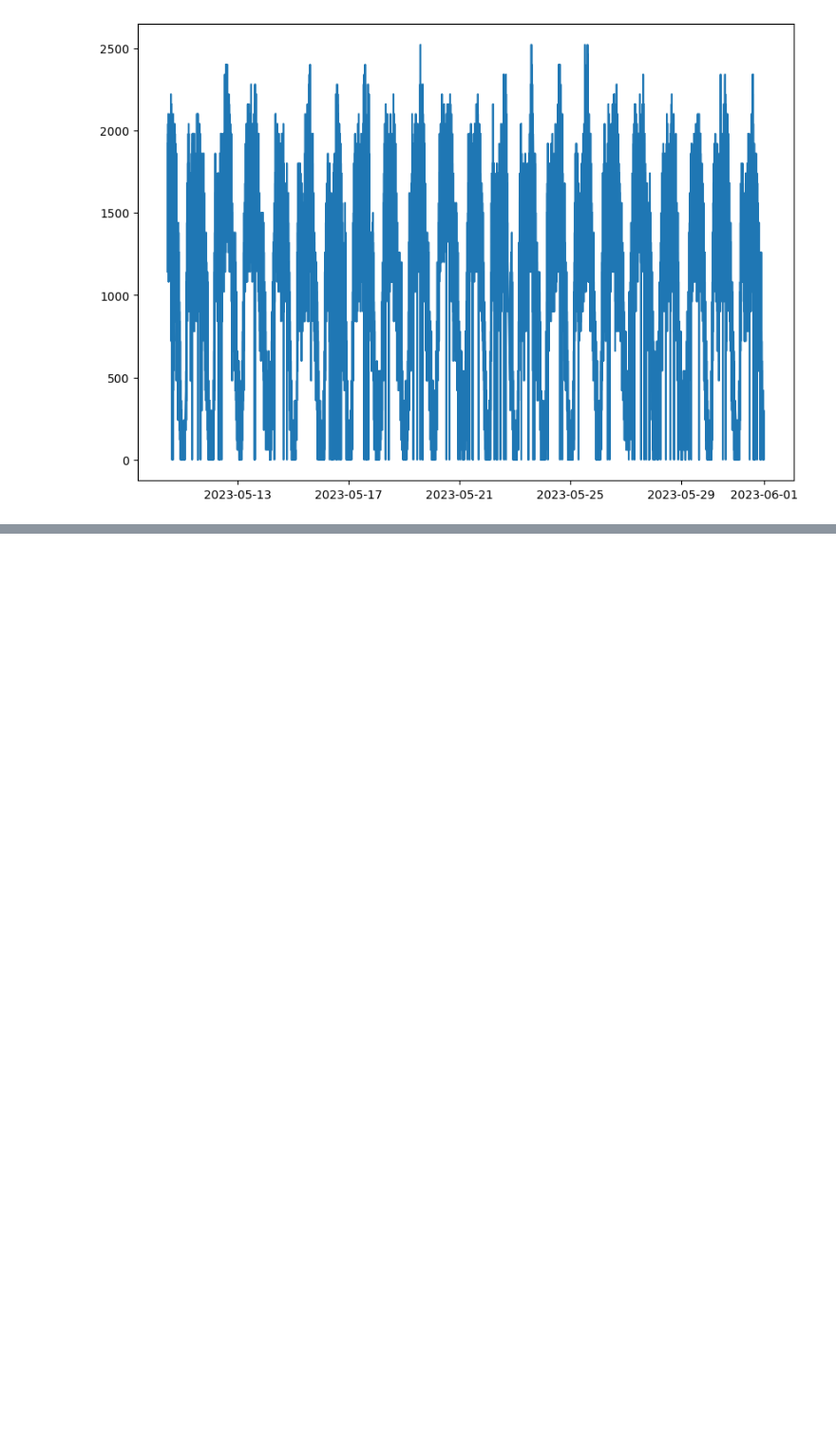
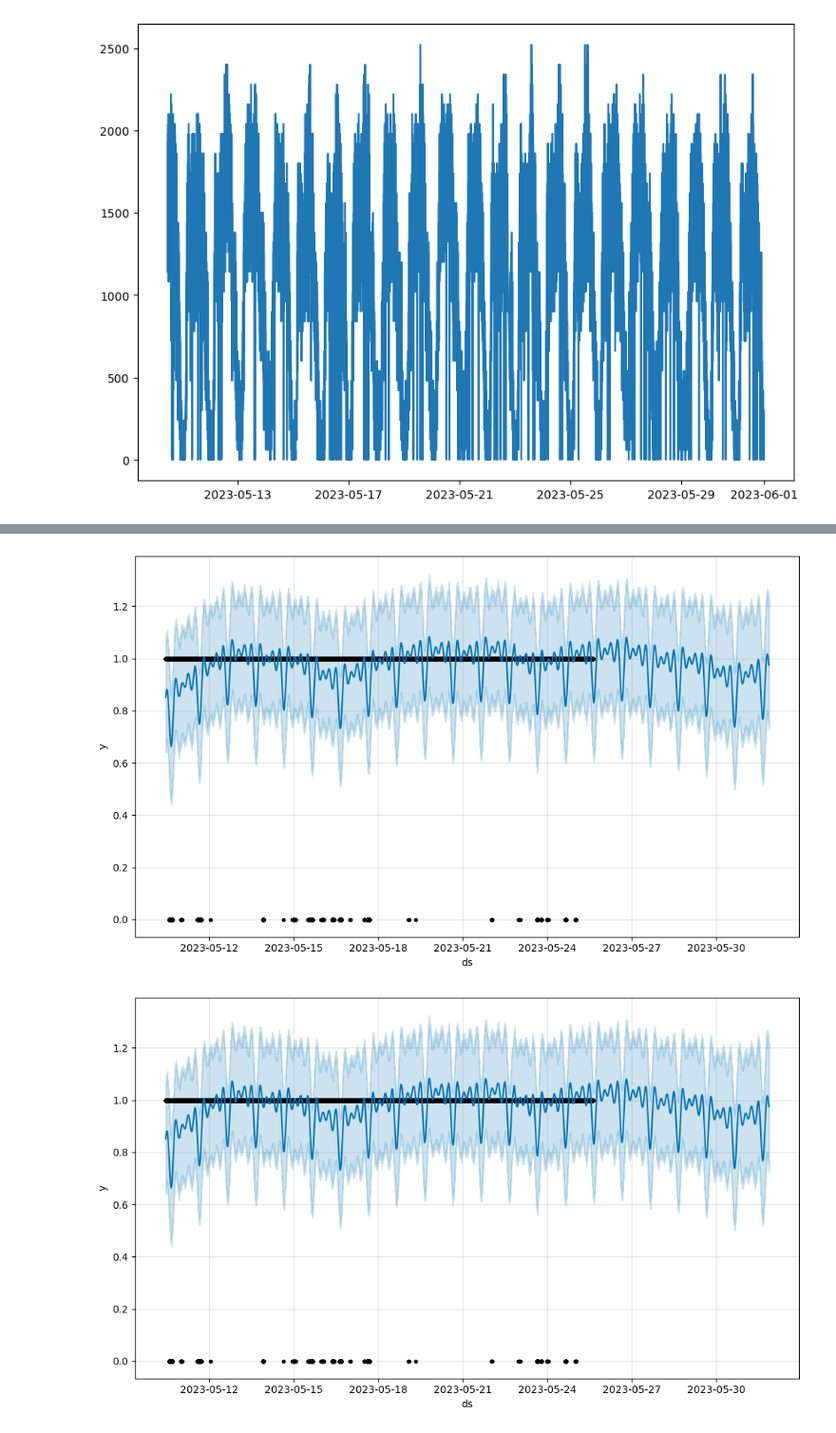
Before and after one commit to PrediSwiss/TraficPrediction, a Jupyter notebook: prophet.ipynb, the cells around one changed output, grey strips where cells are left out. Shown at 95% size. Saved outputs shown, nothing was run; the diff lists cells and outputs as text; code cells hidden in the pictures; blank space fills up the shorter version.

```diff
--- a/prophet.ipynb
+++ b/prophet.ipynb
@@ -93,0 +250,5 @@ ImportError: cannot import name 'Prophet' from 'prophet' (unknown location)
+# %%
+model.plot(forecast)
+# %% [output]
+[figure, added]
+[figure, added]
```
Also changed, not shown: parts of 18 cells of this notebook.
